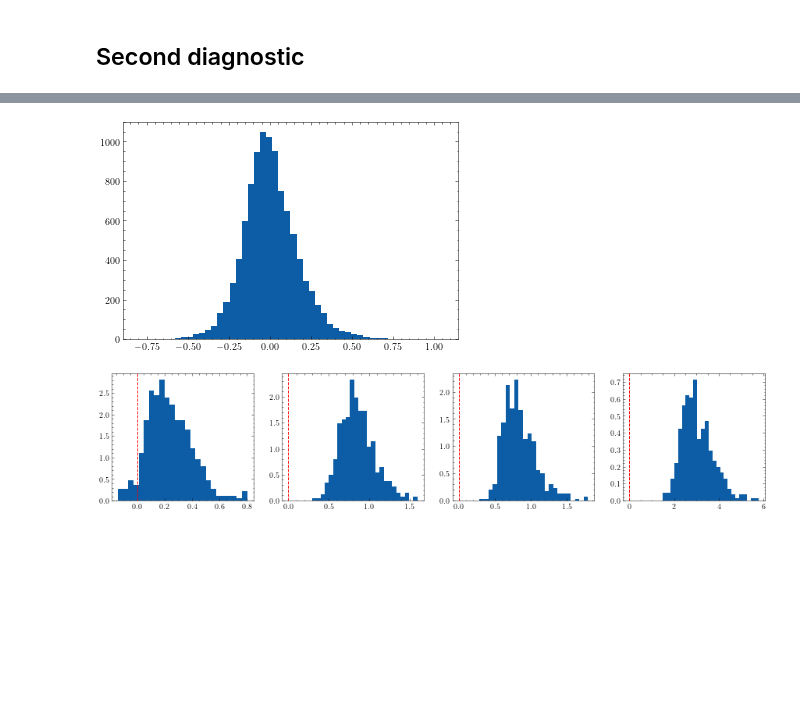
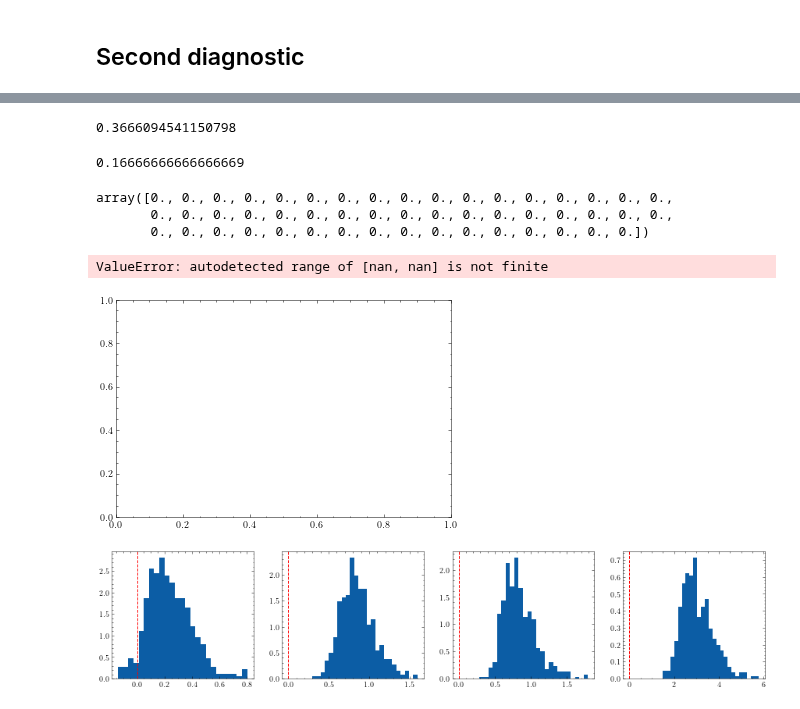
Before and after one commit to lucasmoschen/bivariate-beta, a Jupyter notebook: notebooks/notebook_for_experimentation.ipynb, the cells around one changed output, grey strips where cells are left out. Saved outputs shown, nothing was run; the diff lists cells and outputs as text; code cells hidden in the pictures; blank space fills up the shorter version.

```diff
--- a/notebooks/notebook_for_experimentation.ipynb
+++ b/notebooks/notebook_for_experimentation.ipynb
@@ -25,0 +53,16 @@ plt.style.use('science')
+# %%
+true_alpha = np.array([2,1,1,1])
+n = 100
+m1, m2, v1, v2, rho = BivariateBeta(true_alpha).moments()
+moments_true = np.array([m1,m2,v1,rho*np.sqrt(v1*v2) + m1*m2])
+derivative = grad_h(moments_true)
+mean = h(moments_true)
+v = []
+for i in range(1000):
+    U = np.random.dirichlet(true_alpha, size=n)
+    X = U[:,0] + U[:,1]
+    Y = U[:,0] + U[:,2]
+    moments_hat = np.array([X.mean(), Y.mean(), X.var(), (X*Y).mean()])
+    Lambda = matrix(X,Y)
+    v.append(moments_hat)
+    #v.append(np.sqrt(n) * (h(moments_hat) - mean) / np.sqrt(derivative @ Lambda @ derivative))
@@ -26,6 +74,14 @@ plt.style.use('science')
+# %%
+np.array(v)[:,3].mean()
+# %% [output]
+0.3666094541150798
+# %%
+rho
+# %% [output]
+0.16666666666666669
 # %%
 rng = np.random.default_rng(671289)
-true_alpha = np.array([1e-5,0.5,2.5,20.0])
+true_alpha = np.array([1e-10,1e-10,2.5,1000.0])
 n = 50
 
 k = []
@@ -44,11 +100,20 @@ for i in range(10000):
     alpha_hat = BivariateBeta()._system_solution(m1, m2, v1, rho)
 
     l.append(alpha_hat[0])
+# %%
+X
+# %% [output]
+array([0., 0., 0., 0., 0., 0., 0., 0., 0., 0., 0., 0., 0., 0., 0., 0., 0.,
+       0., 0., 0., 0., 0., 0., 0., 0., 0., 0., 0., 0., 0., 0., 0., 0., 0.,
+       0., 0., 0., 0., 0., 0., 0., 0., 0., 0., 0., 0., 0., 0., 0., 0.])
 # %%
 plt.hist(l, bins=50)
+plt.axvline(0, color="red", linestyle='--')
 plt.show()
+print(np.mean(np.array(l)<-0.25))
 # %% [output]
+ValueError: autodetected range of [nan, nan] is not finite
-[figure, old version]
+[figure, new version]
 # %%
 rng = np.random.default_rng(671289)
 
```
Also changed, not shown: parts of 5 cells of this notebook, 1 other file.
